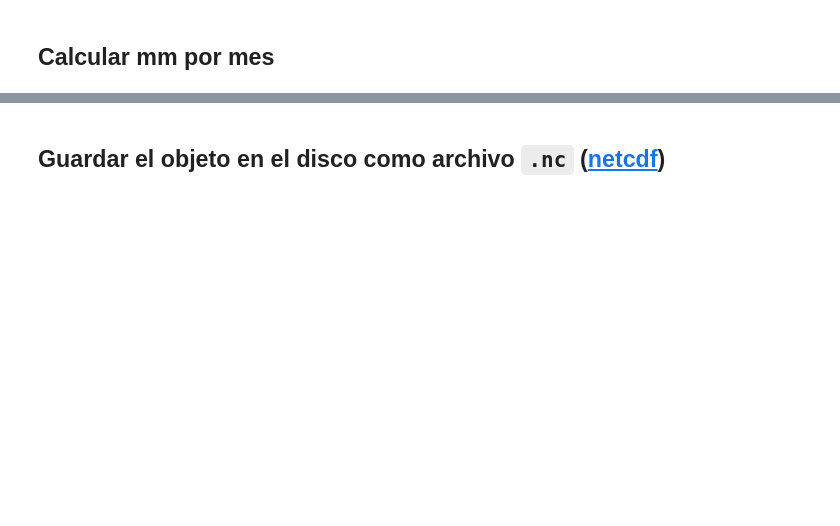
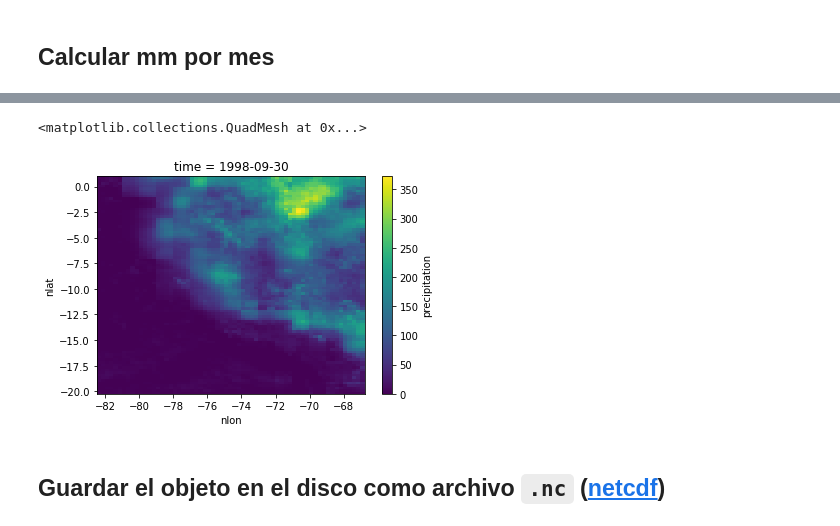
Before and after one commit to eotp/diplomado-internacional-GIRH, a Jupyter notebook: 04 - TRMM Data Preparation.ipynb, the cells around one changed output, grey strips where cells are left out. Drawn from its saved outputs; the diff is of its cells as text; code cells hidden in the pictures; blank space fills up the shorter version.

```diff
--- a/04 - TRMM Data Preparation.ipynb
+++ b/04 - TRMM Data Preparation.ipynb
@@ -74,5 +133,8 @@ ds_processed
 # %%
-ds_processed.sel(time=ds_processed.time[1])["precipitation"].plot()
+ds_processed.sel(time=ds_processed.time[8])["precipitation"].plot()
+# %% [output]
+<matplotlib.collections.QuadMesh at 0x...>
+[figure, added]
 # %% [markdown]
 ## Guardar el objeto en el disco como archivo `.nc` ([netcdf](https://en.wikipedia.org/wiki/NetCDF))
 # %%
```
Also changed, not shown: parts of 5 cells of this notebook, 4 other files.
